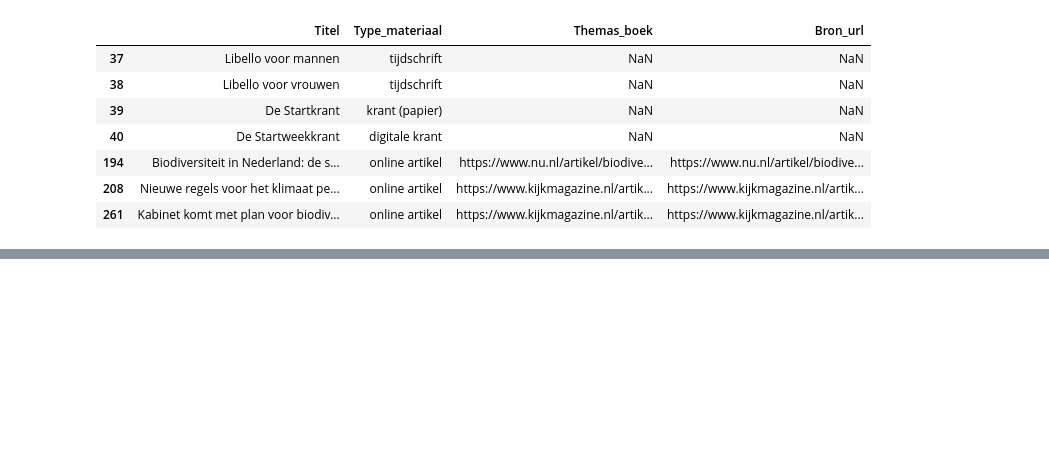
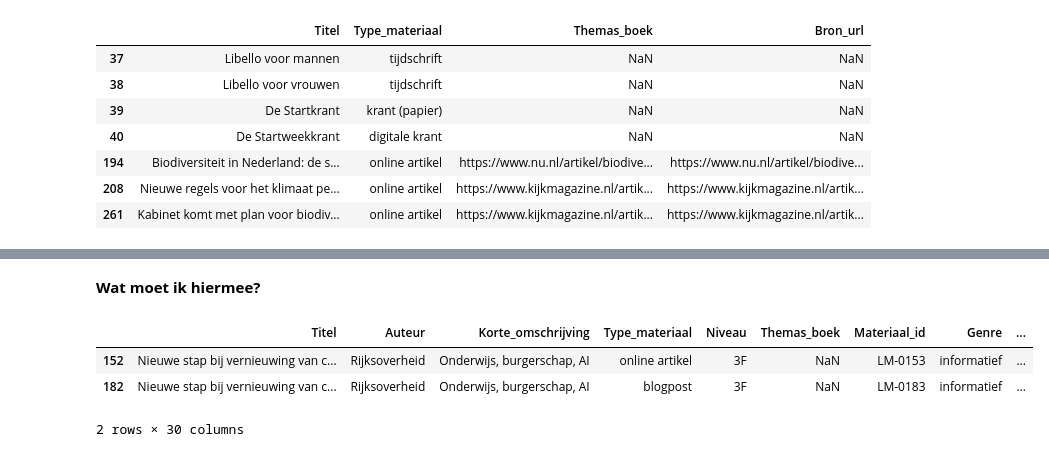
Before and after one commit to NannaLakens1/SE-2.1-2.2-LU2, a Jupyter notebook: lu2_opdrachten/Opdracht_1_DataAnalysis.ipynb, the cells around one changed output, grey strips where cells are left out. Saved outputs shown, nothing was run; the diff lists cells and outputs as text; code cells hidden in the pictures; blank space fills up the shorter version.

```diff
--- a/lu2_opdrachten/Opdracht_1_DataAnalysis.ipynb
+++ b/lu2_opdrachten/Opdracht_1_DataAnalysis.ipynb
@@ -261,0 +362,12 @@ lm.loc[
+# %% [markdown]
+**Wat moet ik hiermee?**
+# %%
+lm.loc[
+    lm["Korte_omschrijving"].notna()
+    & lm["Korte_omschrijving"].duplicated(keep=False)
+].sort_values("Korte_omschrijving")
+# %% [output]
+|  | Titel | Auteur | Korte_omschrijving | Type_materiaal | Niveau | Themas_boek | Materiaal_id | Genre | ... |
+| 152 | Nieuwe stap bij vernieuwing van c... | Rijksoverheid | Onderwijs, burgerschap, AI | online artikel | 3F | NaN | LM-0153 | informatief | ... |
+| 182 | Nieuwe stap bij vernieuwing van c... | Rijksoverheid | Onderwijs, burgerschap, AI | blogpost | 3F | NaN | LM-0183 | informatief | ... |
+2 rows × 30 columns
```
Also changed, not shown: parts of 13 cells of this notebook.
